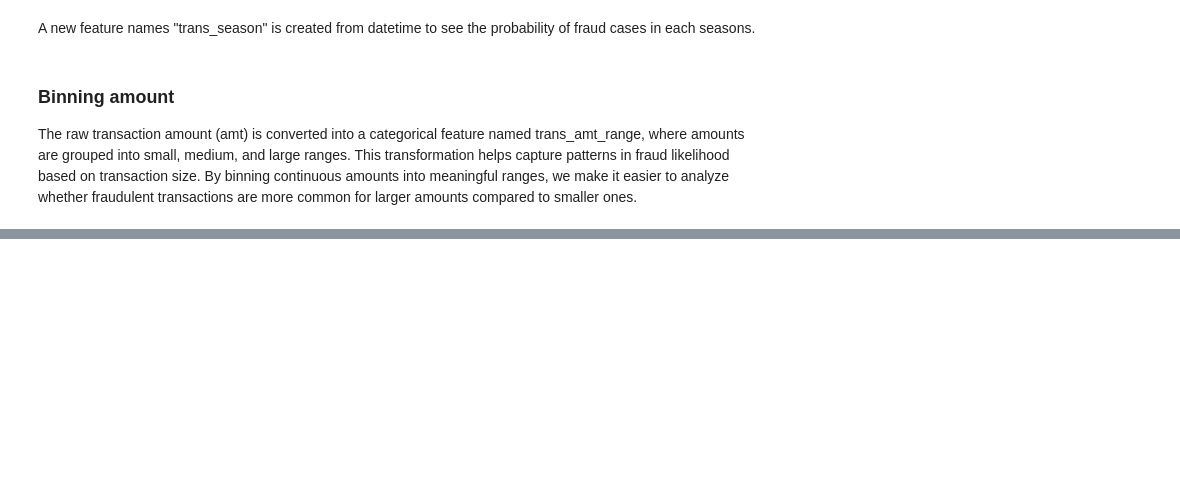
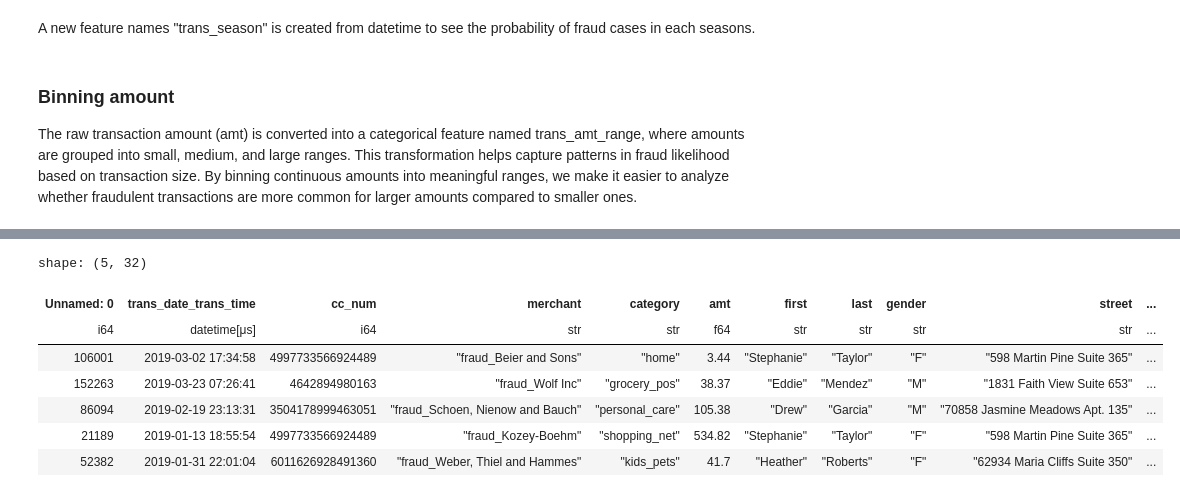
Before and after one commit to Shresthhan/AMNIL-Intern-, a Jupyter notebook: Task_4/CreditCard_Fraud_Detection.ipynb, the cells around one changed output, grey strips where cells are left out. Cells and saved outputs as stored; diff of their text form; code cells hidden in the pictures; blank space fills up the shorter version.

```diff
--- a/Task_4/CreditCard_Fraud_Detection.ipynb
+++ b/Task_4/CreditCard_Fraud_Detection.ipynb
@@ -247,0 +302,39 @@ shape: (5, 29)
+# %%
+# Cast trans_date_trans_time to Date (if not already)
+df = df.with_columns([
+    pl.col("trans_date_trans_time").cast(pl.Date).alias("trans_date")
+])
+
+# Ensure dob is Date
+df = df.with_columns([
+    pl.col("dob").str.strptime(pl.Date, "%Y-%m-%d", strict=False).alias("dob")
+])
+
+# Calculate age during transaction
+df = df.with_columns([
+    ((pl.col("trans_date") - pl.col("dob")) / pl.duration(days=1) / 365.25)
+    .floor()
+    .cast(pl.Int32)
+    .alias("age_during_trans")
+])
+
+# Create age group
+df = df.with_columns([
+    pl.when(pl.col("age_during_trans") < 30)
+      .then(pl.lit("young"))
+      .when(pl.col("age_during_trans").is_between(30, 60))
+      .then(pl.lit("middle-aged"))
+      .otherwise(pl.lit("senior"))
+      .alias("age_group")
+])
+# %%
+df.sample(5)
+# %% [output]
+shape: (5, 32)
+| Unnamed: 0 | trans_date_trans_time | cc_num | merchant | category | amt | first | last | gender | street | ... |
+| i64 | datetime[μs] | i64 | str | str | f64 | str | str | str | str | ... |
+| 106001 | 2019-03-02 17:34:58 | 4997733566924489 | "fraud_Beier and Sons" | "home" | 3.44 | "Stephanie" | "Taylor" | "F" | "598 Martin Pine Suite 365" | ... |
+| 152263 | 2019-03-23 07:26:41 | 4642894980163 | "fraud_Wolf Inc" | "grocery_pos" | 38.37 | "Eddie" | "Mendez" | "M" | "1831 Faith View Suite 653" | ... |
+| 86094 | 2019-02-19 23:13:31 | 3504178999463051 | "fraud_Schoen, Nienow and Bauch" | "personal_care" | 105.38 | "Drew" | "Garcia" | "M" | "70858 Jasmine Meadows Apt. 135" | ... |
+| 21189 | 2019-01-13 18:55:54 | 4997733566924489 | "fraud_Kozey-Boehm" | "shopping_net" | 534.82 | "Stephanie" | "Taylor" | "F" | "598 Martin Pine Suite 365" | ... |
+| 52382 | 2019-01-31 22:01:04 | 6011626928491360 | "fraud_Weber, Thiel and Hammes" | "kids_pets" | 41.7 | "Heather" | "Roberts" | "F" | "62934 Maria Cliffs Suite 350" | ... |
```
Also changed, not shown: parts of 27 cells of this notebook.
